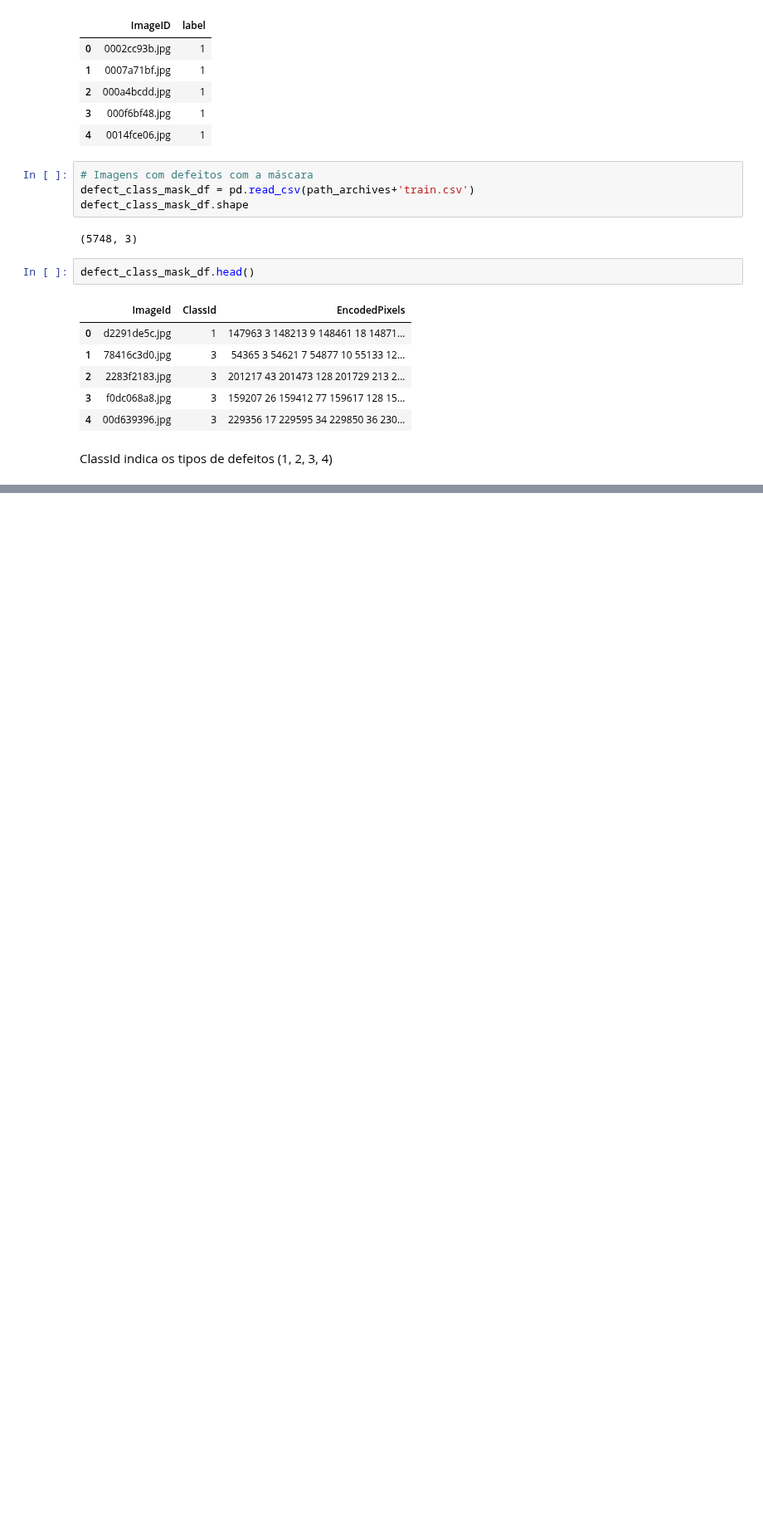
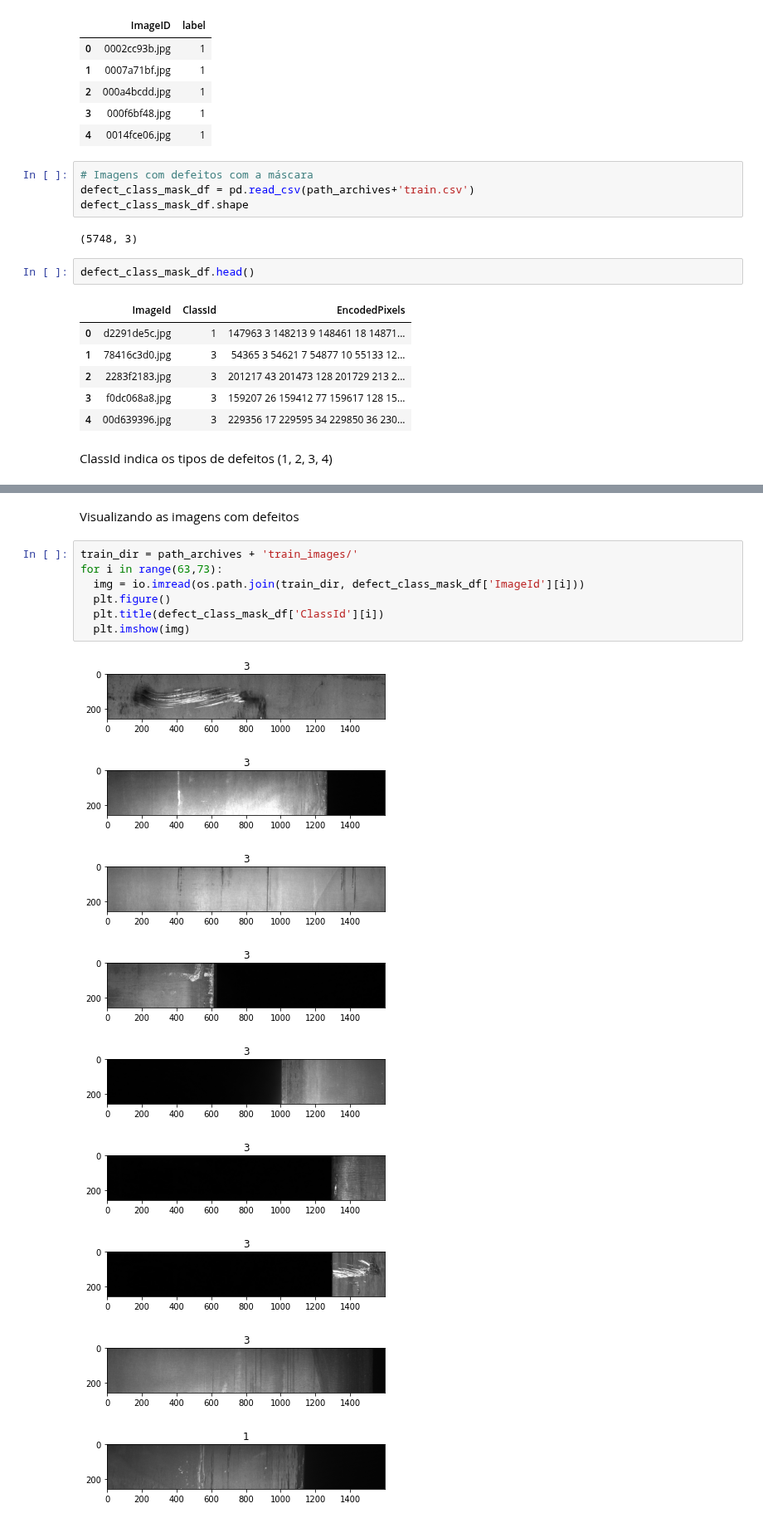
Before and after one commit to Vinicius-Luiz/ciencia_dados_para_empresas, a Jupyter notebook: DEPTO DE PRODUCAO E MANUTENCAO/departamento_manutencao.ipynb, the cells around one changed output, grey strips where cells are left out. Shown at 83% size. Saved outputs shown, nothing was run; the diff lists cells and outputs as text; blank space fills up the shorter version.

```diff
--- a/DEPTO DE PRODUCAO E MANUTENCAO/departamento_manutencao.ipynb
+++ b/DEPTO DE PRODUCAO E MANUTENCAO/departamento_manutencao.ipynb
@@ -58,0 +116,19 @@ ClassId indica os tipos de defeitos (1, 2, 3, 4)
+# %% [markdown]
+Visualizando as imagens com defeitos
+# %%
+train_dir = path_archives + 'train_images/'
+for i in range(63,73):
+  img = io.imread(os.path.join(train_dir, defect_class_mask_df['ImageId'][i]))
+  plt.figure()
+  plt.title(defect_class_mask_df['ClassId'][i])
+  plt.imshow(img)
+# %% [output]
+[figure, added]
+[figure, added]
+[figure, added]
+[figure, added]
+[figure, added]
+[figure, added]
+[figure, added]
+[figure, added]
+[figure, added]
```
Also changed, not shown: parts of 61 cells of this notebook.
